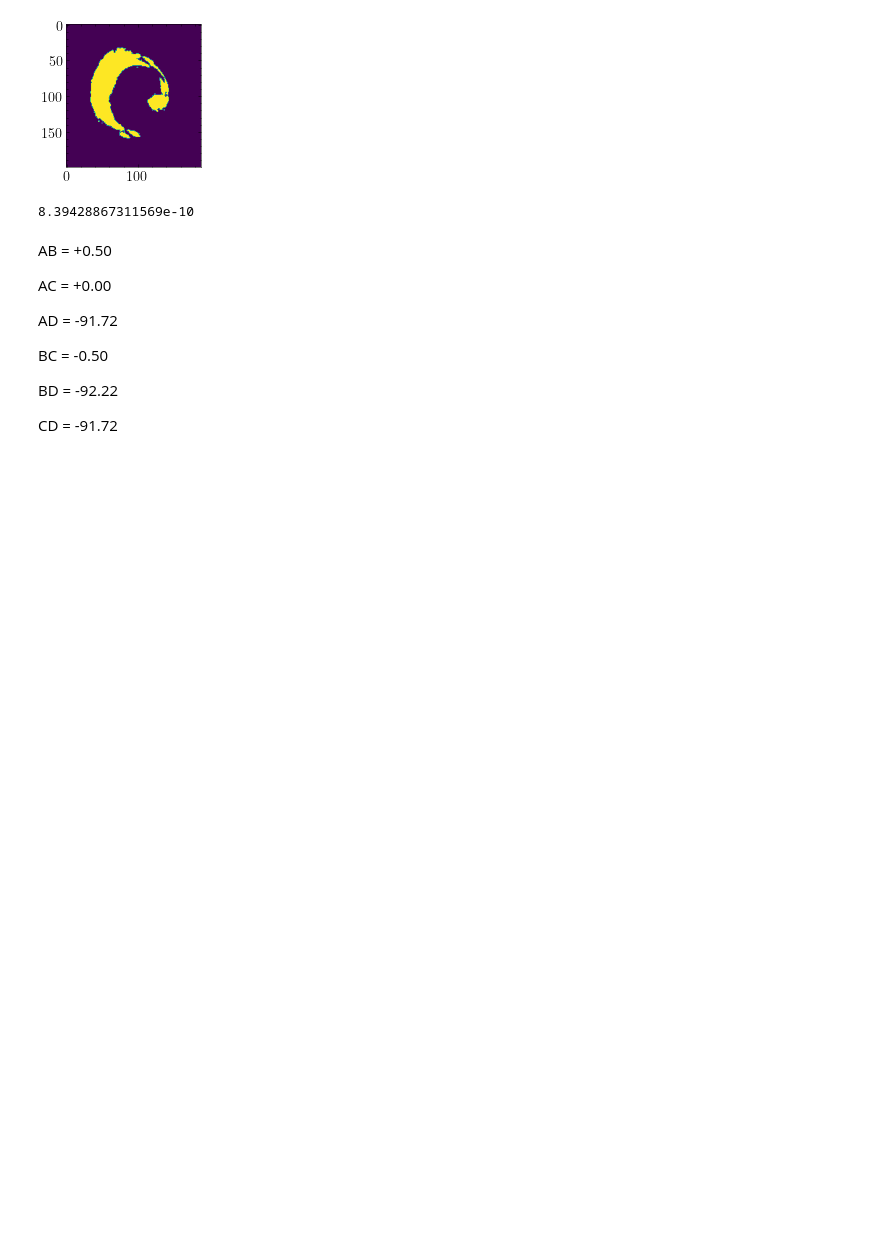
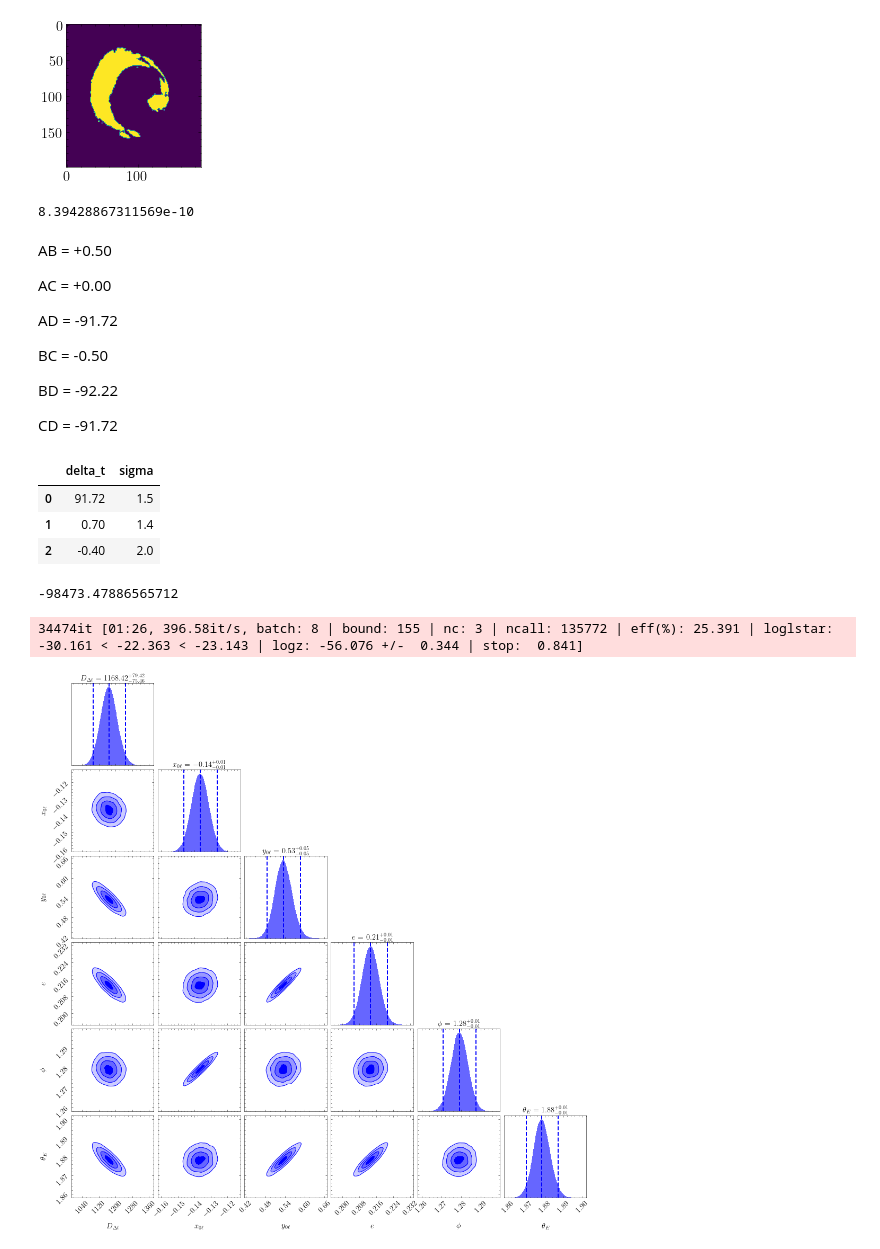
Before and after one commit to AlexandreAdam/rxj1131, a Jupyter notebook: notebooks/quad_optim.ipynb, the cells around one changed output. Drawn from its saved outputs; the diff is of its cells as text; code cells hidden in the pictures; blank space fills up the shorter version.

```diff
--- a/notebooks/quad_optim.ipynb
+++ b/notebooks/quad_optim.ipynb
@@ -366,4 +378,13 @@ BC =   -0.50
 BD =  -92.22
 
 CD =  -91.72
+# %%
+delta_t = pd.DataFrame(np.array([[91.72, 0.7, -0.4], [1.5, 1.4, 2]]).T, columns=["delta_t", "sigma"])
+delta_t.to_csv("../data/time_delays.csv")
+delta_t
+# %% [output]
+|  | delta_t | sigma |
+| 0 | 91.72 | 1.5 |
+| 1 | 0.70 | 1.4 |
+| 2 | -0.40 | 2.0 |
 # %%
@@ -450,2 +473,37 @@ def log_prob(x):
     ll += loglike(x[1:])
     return ll
+# %%
+p = [2400, 0.04, 0.6, 0.23, 1.24, 1.3]
+log_prob(p)
+# %% [output]
+-98473.47886565712
+# %%
+bounds = [
+    [0, 10000],
+    [-2, 2], #x0l
+    [-2, 2], # y0l
+    [0., 0.3], # e
+    [0, np.pi], # phi
+#     [0, 1], #x_c
+    [0, 5], # r_ein
+]
+
+def prior_transform(x, bounds=bounds): # uniform distribution
+    return [(bounds[i][1] - bounds[i][0]) * x[i] + bounds[i][0] for i in range(len(bounds))]
+
+ndim = len(bounds)
+with Pool(8) as pool:
+    sampler = DynamicNestedSampler(log_prob, prior_transform, ndim, pool=pool, queue_size=10, nlive=3000)
+    sampler.run_nested()
+    res_joint = sampler.results
+# %% [output]
+34474it [01:26, 396.58it/s, batch: 8 | bound: 155 | nc: 3 | ncall: 135772 | eff(%): 25.391 | loglstar: -30.161 < -22.363 < -23.143 | logz: -56.076 +/-  0.344 | stop:  0.841]
+# %%
+fig, axes = plt.subplots(6, 6, figsize=(15, 15))
+axes.reshape([6, 6])
+fg, ax = dyplot.cornerplot(res_joint, fig=(fig, axes), color="b",
+                             labels=[r"$D_{\Delta t}$", r"$x_{0\ell}$", r"$y_{0\ell}$", r"$e$", r"$\phi$", r"$\theta_E$"],
+                          show_titles=True)
+plt.savefig("../latex/beamer_lens/figures/corner_plot_joint.png")
+# %% [output]
+[figure, added]
```
Also changed, not shown: parts of 24 cells of this notebook, 27 other files.
